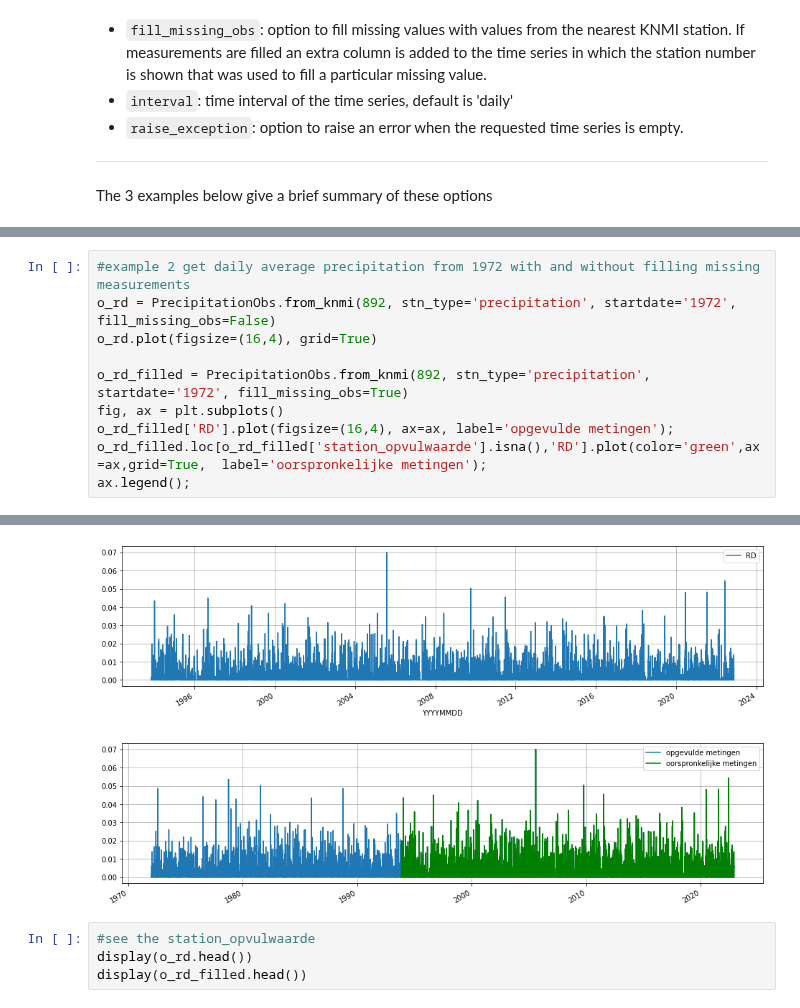
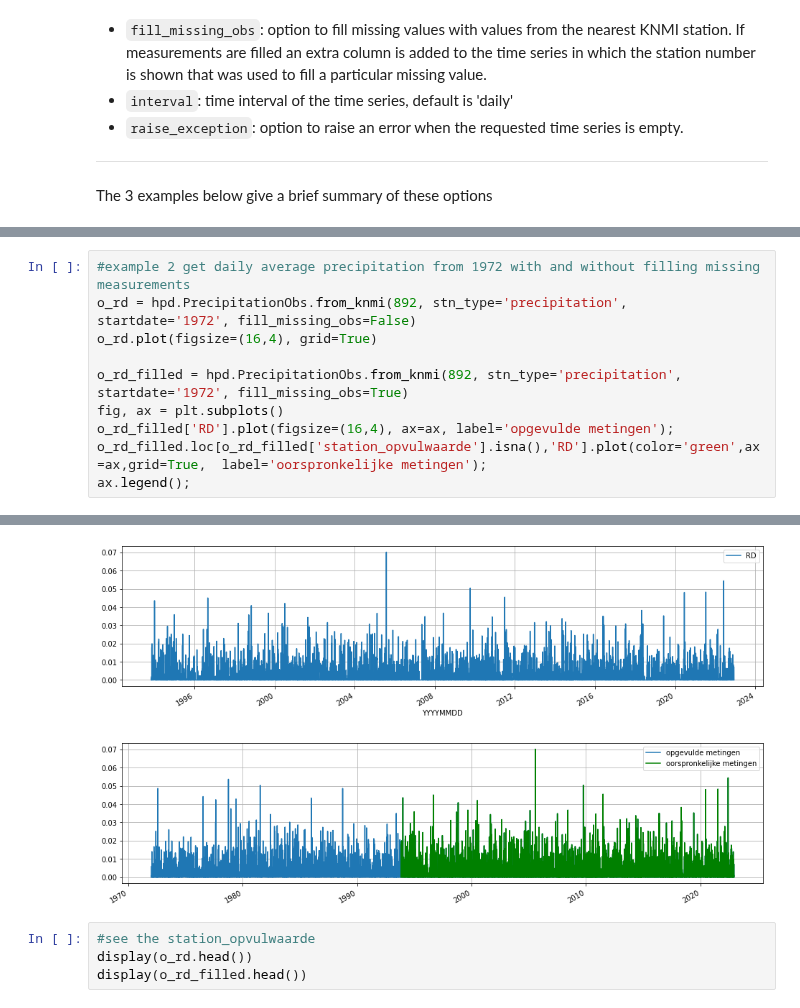
Before and after one commit to ArtesiaWater/hydropandas, a Jupyter notebook: examples/02_knmi_observations.ipynb, the cells around one changed output, grey strips where cells are left out. Saved outputs shown, nothing was run; the diff lists cells and outputs as text.

```diff
--- a/examples/02_knmi_observations.ipynb
+++ b/examples/02_knmi_observations.ipynb
@@ -162,9 +161,9 @@ INFO:hydropandas.io.io_knmi:download knmi TG data from station 210-VALKENBURG be
 # %%
 #example 2 get daily average precipitation from 1972 with and without filling missing measurements
-o_rd = PrecipitationObs.from_knmi(892, stn_type='precipitation', startdate='1972', fill_missing_obs=False)
+o_rd = hpd.PrecipitationObs.from_knmi(892, stn_type='precipitation', startdate='1972', fill_missing_obs=False)
 o_rd.plot(figsize=(16,4), grid=True)
 
-o_rd_filled = PrecipitationObs.from_knmi(892, stn_type='precipitation', startdate='1972', fill_missing_obs=True)
+o_rd_filled = hpd.PrecipitationObs.from_knmi(892, stn_type='precipitation', startdate='1972', fill_missing_obs=True)
 fig, ax = plt.subplots()
 o_rd_filled['RD'].plot(figsize=(16,4), ax=ax, label='opgevulde metingen');
 o_rd_filled.loc[o_rd_filled['station_opvulwaarde'].isna(),'RD'].plot(color='green',ax=ax,grid=True,  label='oorspronkelijke metingen');
@@ -182,5 +181,5 @@ INFO:hydropandas.io.io_knmi:download knmi RD data from station 910-AMMERZODEN be
-[figure, old version]
+[figure, new version]
-[figure, old version]
+[figure, new version]
 # %%
 #see the station_opvulwaarde
 display(o_rd.head())
```
Also changed, not shown: parts of 25 cells of this notebook, 25 other files.
